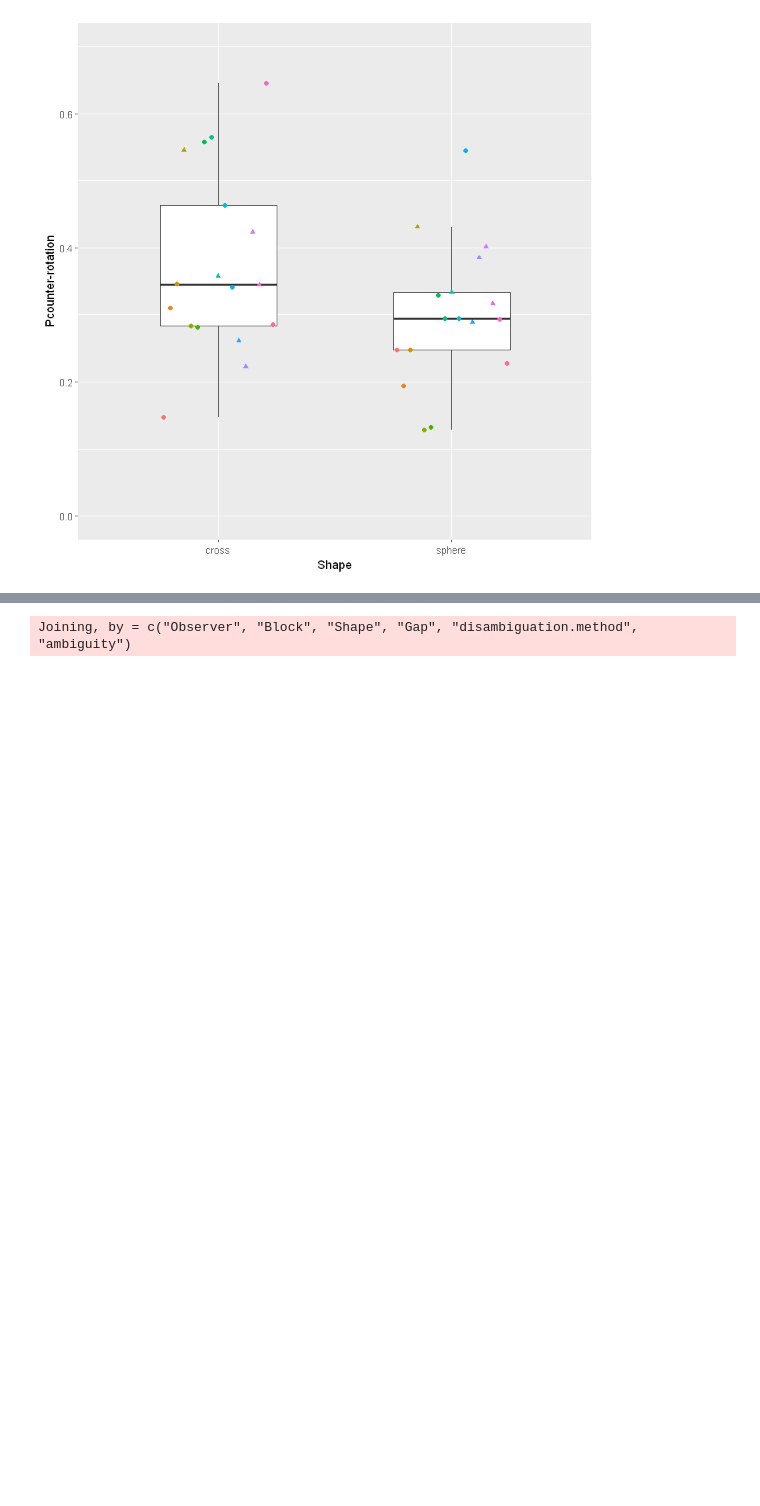
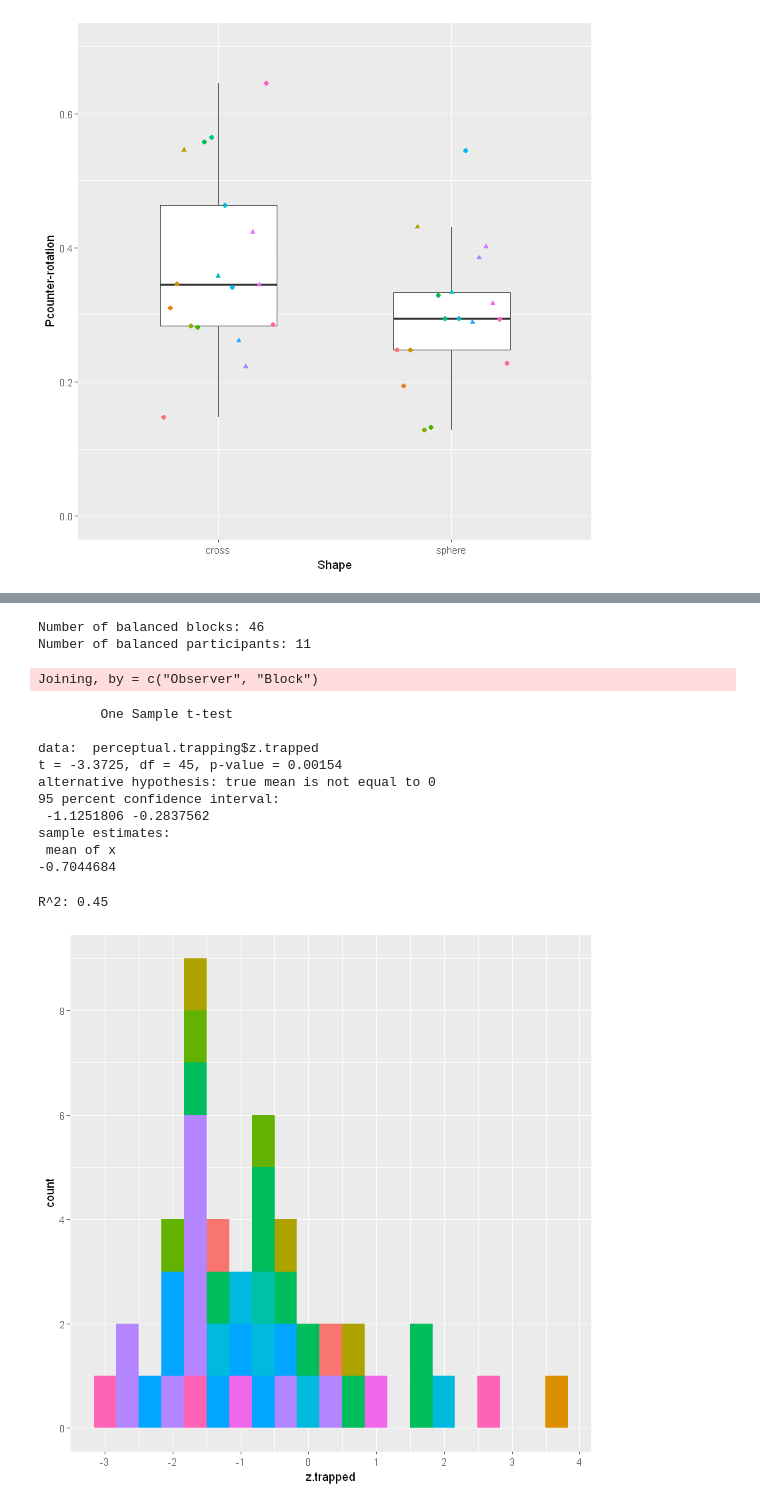
Before and after one commit to alexander-pastukhov/frictionless-sfm, a Jupyter notebook: Experiment 1.ipynb, the cells around one changed output, grey strips where cells are left out. Drawn from its saved outputs; the diff is of its cells as text; code cells hidden in the pictures; blank space fills up the shorter version.

```diff
--- a/Experiment 1.ipynb
+++ b/Experiment 1.ipynb
@@ -356,37 +489,69 @@ Number of eligible participants: 11
 # %%
+balanced.blocks <- eligible.blocks %>%
+    filter(balanced)
+cat(sprintf('Number of balanced blocks: %d\n', nrow(balanced.blocks)))
+cat(sprintf('Number of balanced participants: %d\n', length(unique(balanced.blocks$Observer))))
+
+
 persistence.relative.to.chance.level <- function(perceptual.reports){
     reports.N <- length(perceptual.reports)
     actual.persistence <- mean(perceptual.reports[1:(reports.N-1)]==perceptual.reports[2:reports.N])
 
     shuffle.repetitions <- 1000
     shuffled.persistence <- rep(NA, shuffle.repetitions)
     for(iteration in 1:shuffle.repetitions){
         shuffled.reports <- sample(perceptual.reports)
         shuffled.persistence[iteration] <- mean(shuffled.reports[1:(reports.N-1)]==shuffled.reports[2:reports.N])
     }
 
     # z-scoring the actual persistence based on the randomly sampled sequences
     z.scores <- c(scale(c(actual.persistence, shuffled.persistence)))
     return(z.scores[1])
 
     # computing there the actual persistence is relative to a distribution of randomly shuffled reports
     # we need to use -, as t-test measures distance from the center of distribution to the value and we need it the other way around
 #     return(-t.test(logit(shuffled.persistence), mu= logit(actual.persistence))$statistic)
 }
 
-eligible.reports <- reports %>%
-    semi_join(eligible.blocks) %>%
+perceptual.trapping <- reports %>%
+    semi_join(balanced.blocks) %>%
 
     # adding unique block index
     group_by(Observer, disambiguation.method, Block, Shape, Gap, ambiguity) %>%
     mutate(block.id= str_c(as.character(Observer[1]), as.character(disambiguation.method[1]), as.character(Block[1]), as.character(Shape[1]), as.character(Gap[1]), as.character(ambiguity[1]))) %>%
     ungroup() %>%
     mutate(block.id= as.factor(block.id)) %>%
 
     # computing probability of perceptual trapping
     filter(is.finite(counter.rotation)) %>%
     group_by(Observer,block.id) %>%
     summarise(p.trapped= mean(counter.rotation[1:(n()-1)]==counter.rotation[2:n()]),
               z.trapped= persistence.relative.to.chance.level(counter.rotation))
+
+t.trapped <- t.test(perceptual.trapping$z.trapped)
+t.trapped
+cat(sprintf('R^2: %.2f', rcontrast(t.trapped$statistic, t.trapped$parameter)))
+
+trapping.plot <- ggplot(data= perceptual.trapping, aes(x= z.trapped, fill= Observer)) +
+    geom_histogram(bins= 21)+
+    scale_y_continuous(breaks= seq(0, 10, 2))+
+    scale_x_continuous(breaks= seq(-5, 5, 1))+
+    theme(legend.position="none")
+print(trapping.plot)
+ggsave('Figures/Exp1 - perceptual trapping.pdf', trapping.plot, width= 8.5, height= 5.5, units = 'cm',  useDingbats = FALSE)
 # %% [output]
-Joining, by = c("Observer", "Block", "Shape", "Gap", "disambiguation.method", "ambiguity")
+Number of balanced blocks: 46
+Number of balanced participants: 11
+Joining, by = c("Observer", "Block")
+        One Sample t-test
+
+data:  perceptual.trapping$z.trapped
+t = -3.3725, df = 45, p-value = 0.00154
+alternative hypothesis: true mean is not equal to 0
+95 percent confidence interval:
+ -1.1251806 -0.2837562
+sample estimates:
+ mean of x
+-0.7044684
+R^2: 0.45
+[figure, added]
```
Also changed, not shown: parts of 38 cells of this notebook, 2 other files.
